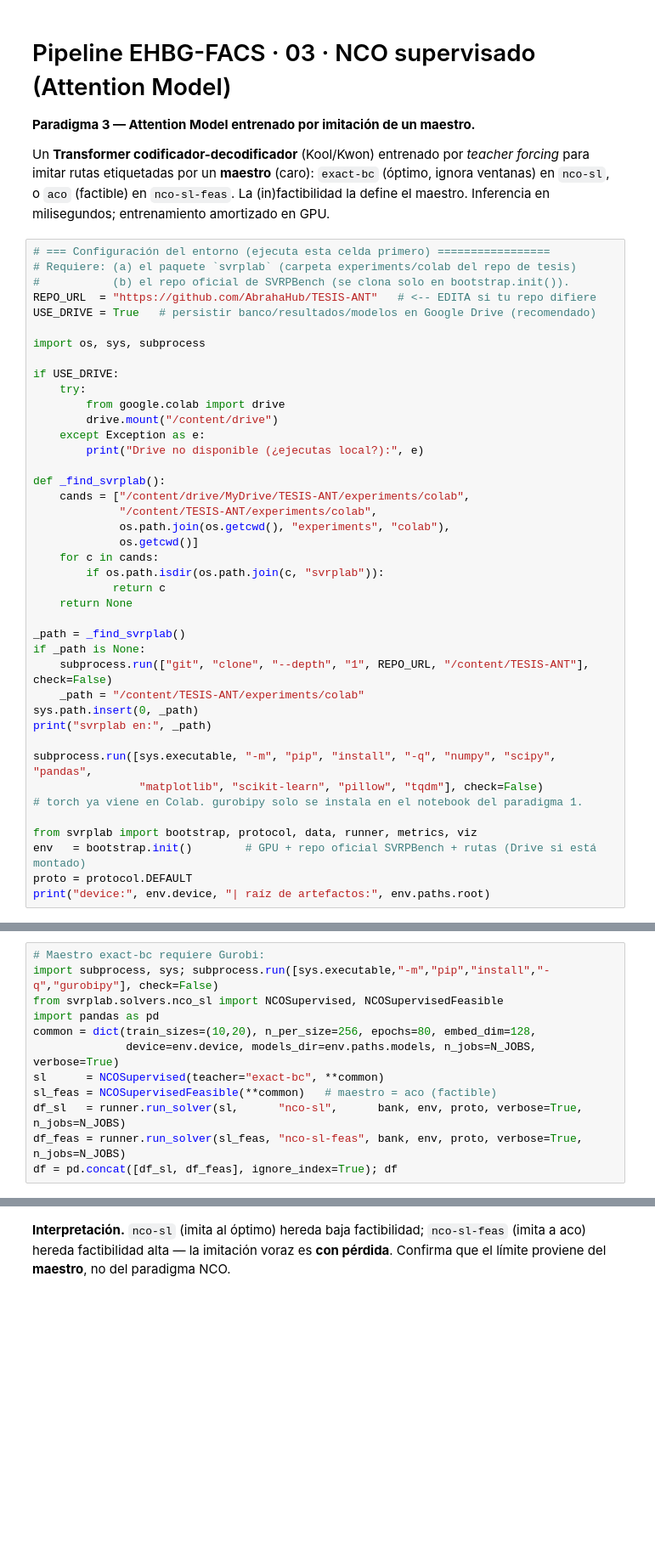
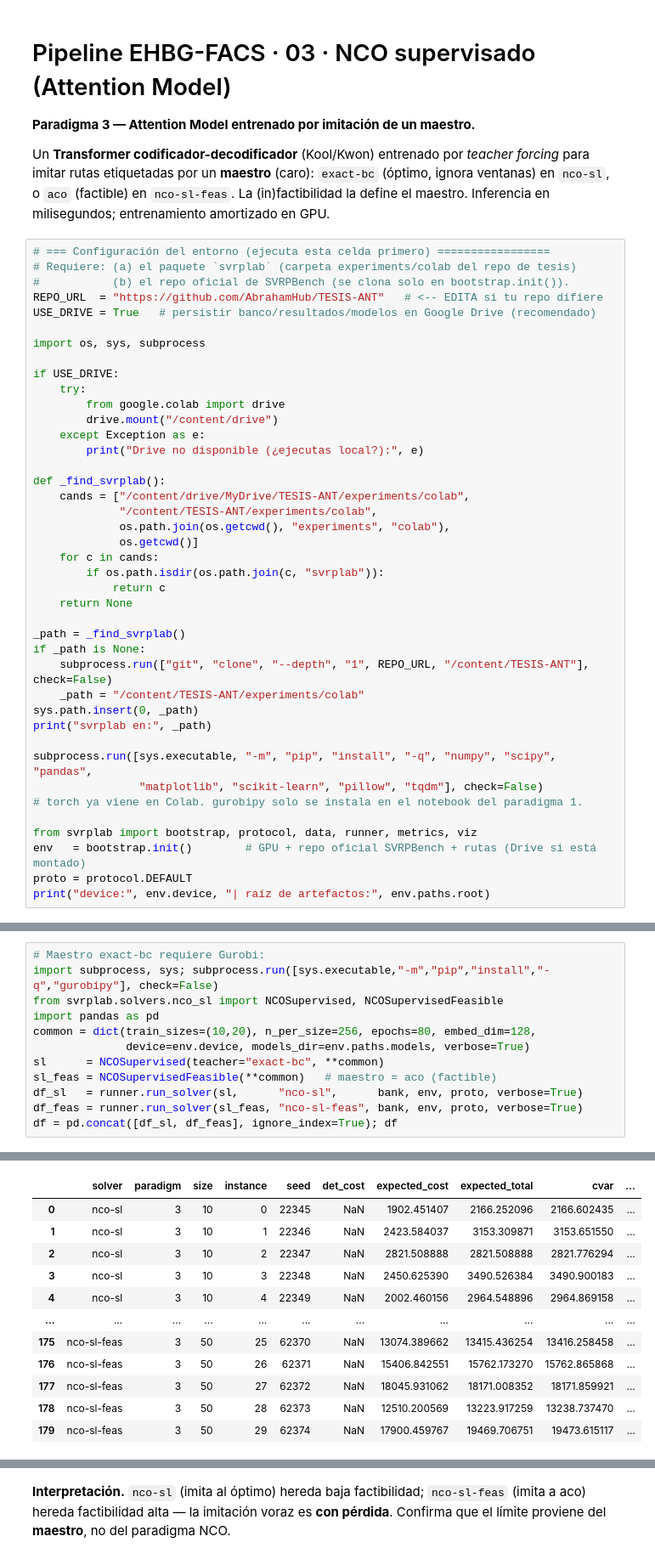
Before and after one commit to AbrahamHub/TESIS-ANT, a Jupyter notebook: experiments/colab/notebooks/03_nco_supervisado_attention.ipynb, the cells around one changed output, grey strips where cells are left out. Shown at 85% size. Cells and saved outputs as stored; diff of their text form; blank space fills up the shorter version.

```diff
--- a/experiments/colab/notebooks/03_nco_supervisado_attention.ipynb
+++ b/experiments/colab/notebooks/03_nco_supervisado_attention.ipynb
@@ -8,7 +8,7 @@ Un **Transformer codificador-decodificador** (Kool/Kwon) entrenado por *teacher
 # === Configuración del entorno (ejecuta esta celda primero) =================
 # Requiere: (a) el paquete `svrplab` (carpeta experiments/colab del repo de tesis)
 #           (b) el repo oficial de SVRPBench (se clona solo en bootstrap.init()).
-REPO_URL  = "https://github.com/AbrahaHub/TESIS-ANT"   # <-- EDITA si tu repo difiere
+REPO_URL  = "https://github.com/AbrahamHub/TESIS-ANT"   # <-- EDITA si tu repo difiere
 USE_DRIVE = True   # persistir banco/resultados/modelos en Google Drive (recomendado)
 
 import os, sys, subprocess
@@ -76,9 +78,10 @@ import subprocess, sys; subprocess.run([sys.executable,"-m","pip","install","-q"
 from svrplab.solvers.nco_sl import NCOSupervised, NCOSupervisedFeasible
 import pandas as pd
 common = dict(train_sizes=(10,20), n_per_size=256, epochs=80, embed_dim=128,
-              device=env.device, models_dir=env.paths.models, n_jobs=N_JOBS, verbose=True)
+              device=env.device, models_dir=env.paths.models, verbose=True)
 sl      = NCOSupervised(teacher="exact-bc", **common)
 sl_feas = NCOSupervisedFeasible(**common)   # maestro = aco (factible)
-df_sl   = runner.run_solver(sl,      "nco-sl",      bank, env, proto, verbose=True, n_jobs=N_JOBS)
-df_feas = runner.run_solver(sl_feas, "nco-sl-feas", bank, env, proto, verbose=True, n_jobs=N_JOBS)
+df_sl   = runner.run_solver(sl,      "nco-sl",      bank, env, proto, verbose=True)
+df_feas = runner.run_solver(sl_feas, "nco-sl-feas", bank, env, proto, verbose=True)
 df = pd.concat([df_sl, df_feas], ignore_index=True); df
+# %% [output]
@@ -84,0 +105,12 @@ df = pd.concat([df_sl, df_feas], ignore_index=True); df
+|  | solver | paradigm | size | instance | seed | det_cost | expected_cost | expected_total | cvar | ... |
+| 0 | nco-sl | 3 | 10 | 0 | 22345 | NaN | 1902.451407 | 2166.252096 | 2166.602435 | ... |
+| 1 | nco-sl | 3 | 10 | 1 | 22346 | NaN | 2423.584037 | 3153.309871 | 3153.651550 | ... |
+| 2 | nco-sl | 3 | 10 | 2 | 22347 | NaN | 2821.508888 | 2821.508888 | 2821.776294 | ... |
+| 3 | nco-sl | 3 | 10 | 3 | 22348 | NaN | 2450.625390 | 3490.526384 | 3490.900183 | ... |
+| 4 | nco-sl | 3 | 10 | 4 | 22349 | NaN | 2002.460156 | 2964.548896 | 2964.869158 | ... |
+| ... | ... | ... | ... | ... | ... | ... | ... | ... | ... | ... |
+| 175 | nco-sl-feas | 3 | 50 | 25 | 62370 | NaN | 13074.389662 | 13415.436254 | 13416.258458 | ... |
+| 176 | nco-sl-feas | 3 | 50 | 26 | 62371 | NaN | 15406.842551 | 15762.173270 | 15762.865868 | ... |
+| 177 | nco-sl-feas | 3 | 50 | 27 | 62372 | NaN | 18045.931062 | 18171.008352 | 18171.859921 | ... |
+| 178 | nco-sl-feas | 3 | 50 | 28 | 62373 | NaN | 12510.200569 | 13223.917259 | 13238.737470 | ... |
+| 179 | nco-sl-feas | 3 | 50 | 29 | 62374 | NaN | 17900.459767 | 19469.706751 | 19473.615117 | ... |
```
Also changed, not shown: parts of 7 cells of this notebook.
